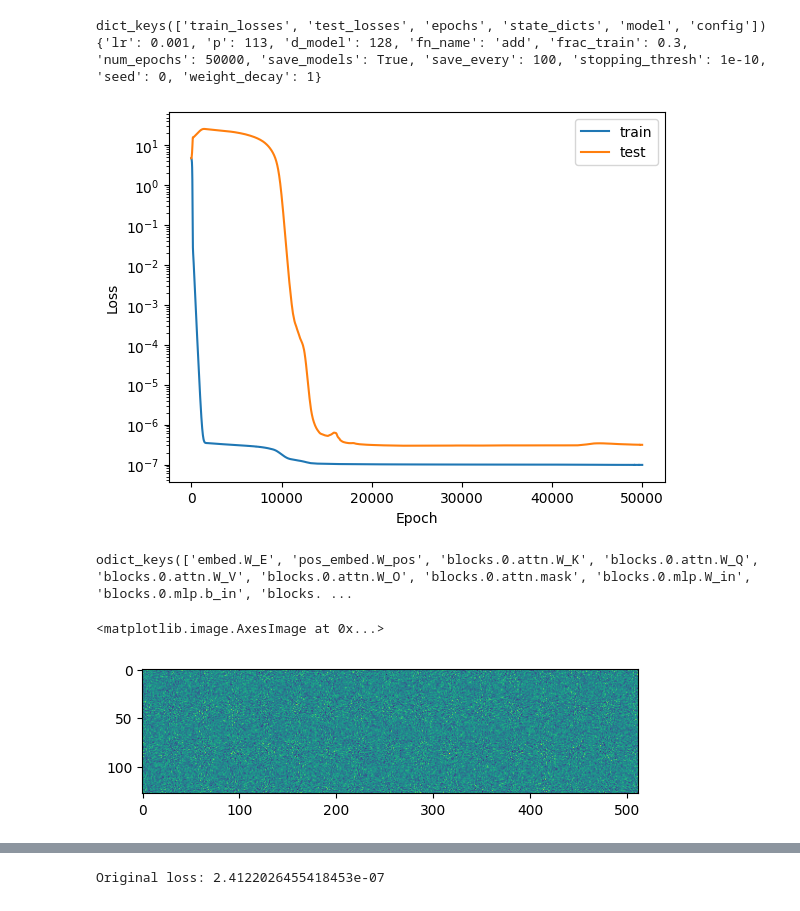
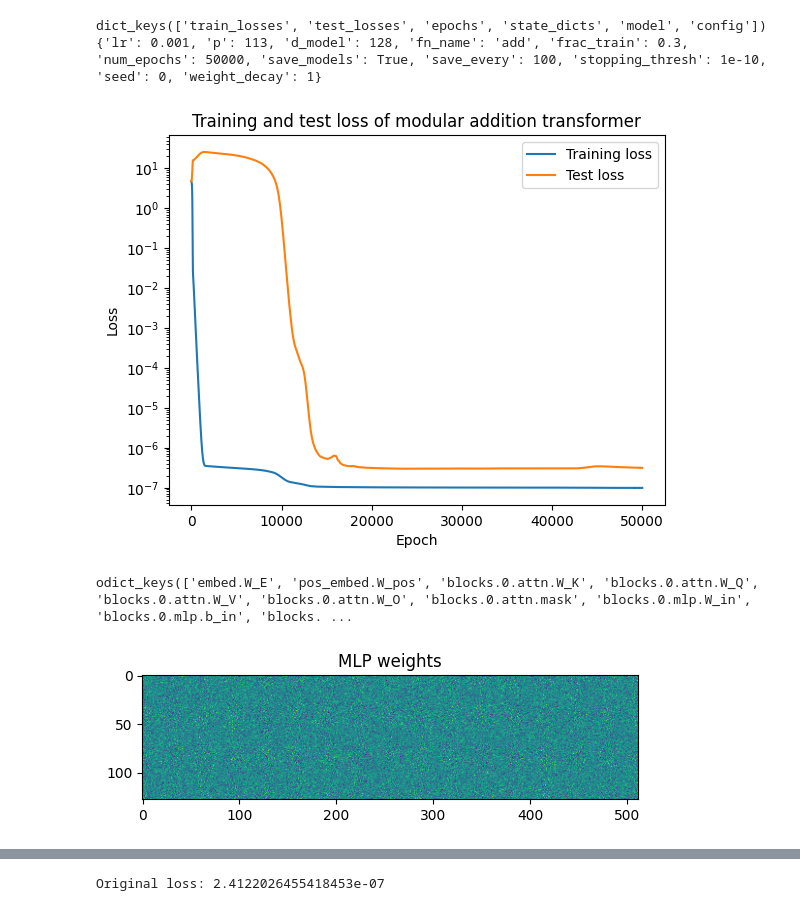
Before and after one commit to pchlenski/mats-app, a Jupyter notebook: mats_notebook.ipynb, the cells around one changed output, grey strips where cells are left out. Cells and saved outputs as stored; diff of their text form; code cells hidden in the pictures.

```diff
--- a/mats_notebook.ipynb
+++ b/mats_notebook.ipynb
@@ -170,15 +173,16 @@ dict_keys(['train_losses', 'test_losses', 'epochs', 'state_dicts', 'model', 'con
 # %%
 # Let's look at some of the data we have here:
 
-plt.plot(full_run_data["train_losses"], label="train")
-plt.plot(np.arange(0, 50000, 10), full_run_data["test_losses"], label="test")
+plt.plot(full_run_data["train_losses"], label="Training loss")
+plt.plot(np.arange(0, 50000, 10), full_run_data["test_losses"], label="Test loss")
 plt.legend()
 plt.yscale("log")
 plt.ylabel("Loss")
 plt.xlabel("Epoch")
+plt.title("Training and test loss of modular addition transformer")
 plt.show()
 # %% [output]
-[figure, old version]
+[figure, new version]
 # %%
 # What's going on inside state_dicts
 
@@ -189,6 +193,7 @@ odict_keys(['embed.W_E', 'pos_embed.W_pos', 'blocks.0.attn.W_K', 'blocks.0.attn.
 # Let's plot a single weight matrix
 
 plt.imshow(full_run_data["state_dicts"][0]["blocks.0.mlp.W_out"])
+plt.title("MLP weights")
+plt.show()
 # %% [output]
-<matplotlib.image.AxesImage at 0x...>
-[figure, old version]
+[figure, new version]
```
Also changed, not shown: parts of 13 cells of this notebook.
